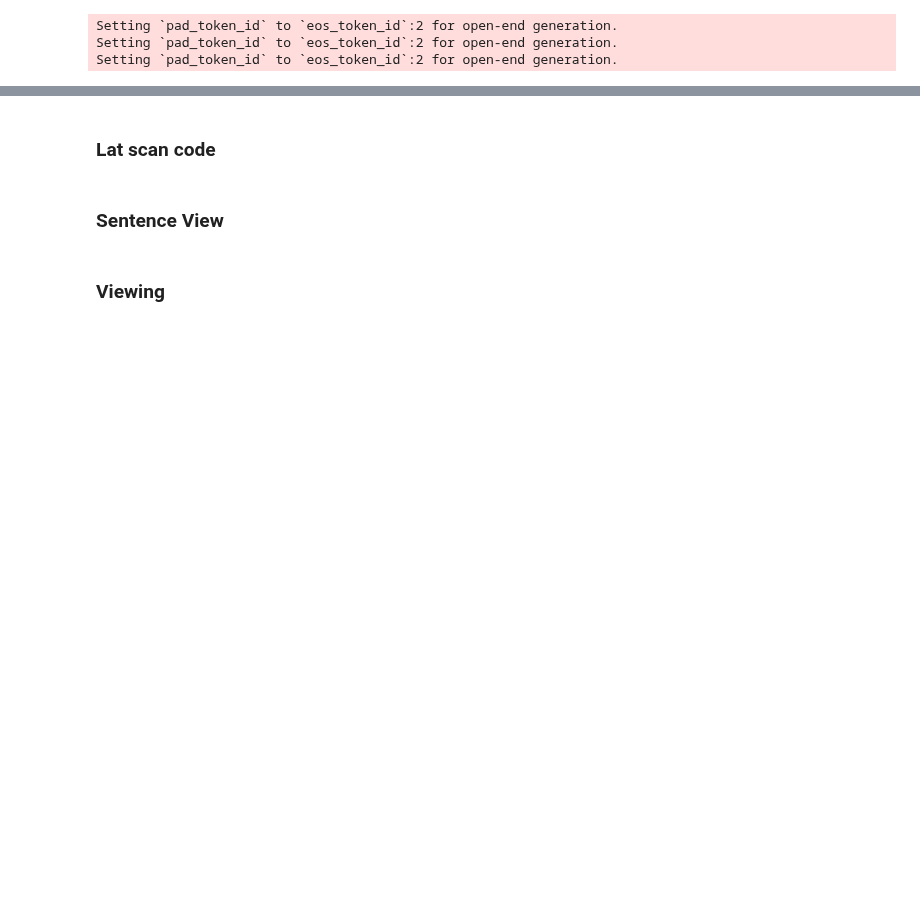
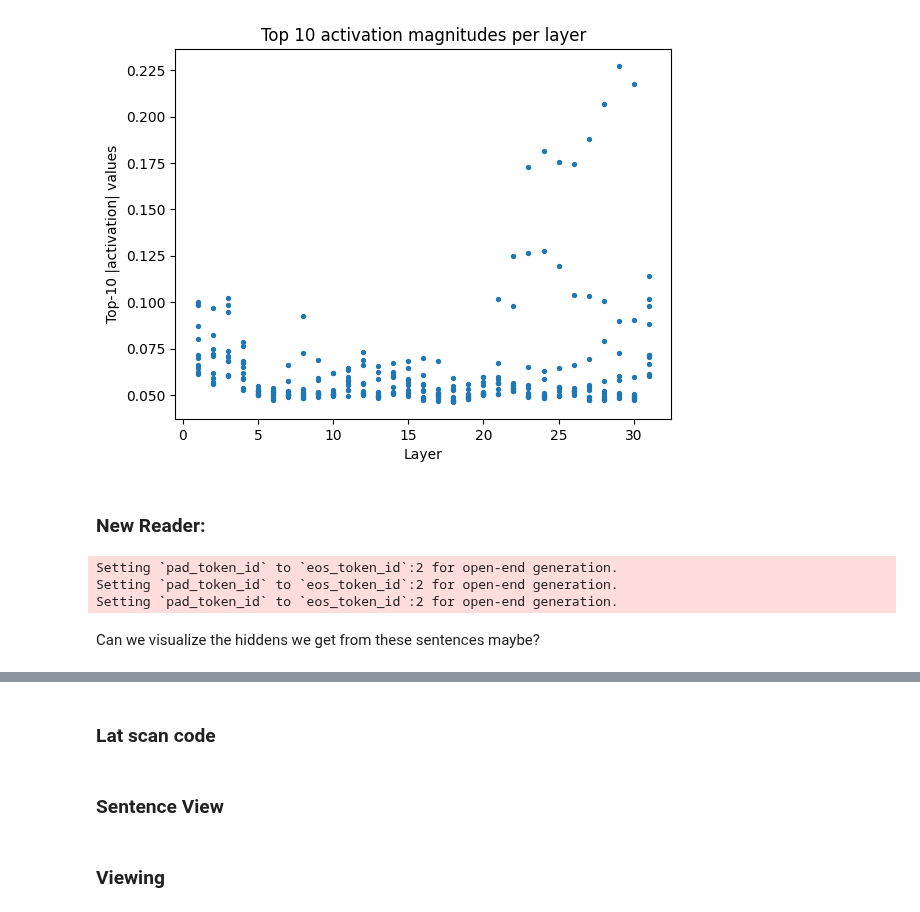
Before and after one commit to danielmccannsayles/representation-jabberwocky, a Jupyter notebook: notebooks/new_reader.ipynb, the cells around one changed output, grey strips where cells are left out. Saved outputs shown, nothing was run; the diff lists cells and outputs as text; code cells hidden in the pictures; blank space fills up the shorter version.

```diff
--- a/notebooks/new_reader.ipynb
+++ b/notebooks/new_reader.ipynb
@@ -88,3 +217,22 @@ len(train)
+# %%
+def top_k_scatterplot(directions: dict[int, np.ndarray], k: int = 10):
+    xs, ys = [], []
+    for layer, vec in directions.items():
+        top_vals = np.sort(np.abs(vec))[-k:]  # get top-k absolute values
+        xs.extend([layer] * k)
+        ys.extend(top_vals.tolist())
+
+    plt.scatter(xs, ys, s=8)
+    plt.xlabel("Layer")
+    plt.ylabel(f"Top-{k} |activation| values")
+    plt.title(f"Top {k} activation magnitudes per layer")
+    plt.show()
+# %%
+top_k_scatterplot(control_vector.directions)
+# %% [output]
+[figure, added]
+# %% [markdown]
+### New Reader:
 # %%
 reader = NewReader(model, tokenizer)
 
@@ -125,3 +264,5 @@ input_ids3, scores3, score_means3 = big_scores_group[2]
 Setting `pad_token_id` to `eos_token_id`:2 for open-end generation.
 Setting `pad_token_id` to `eos_token_id`:2 for open-end generation.
 Setting `pad_token_id` to `eos_token_id`:2 for open-end generation.
+# %% [markdown]
+Can we visualize the hiddens we get from these sentences maybe?
```
Also changed, not shown: parts of 28 cells of this notebook, 1 other file.
